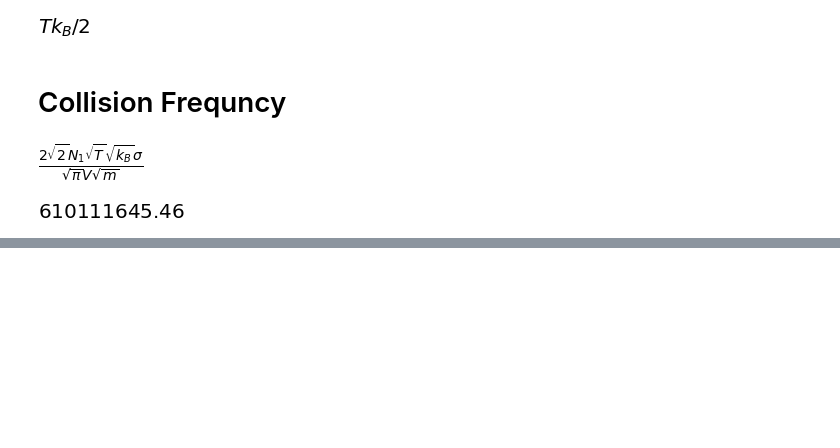
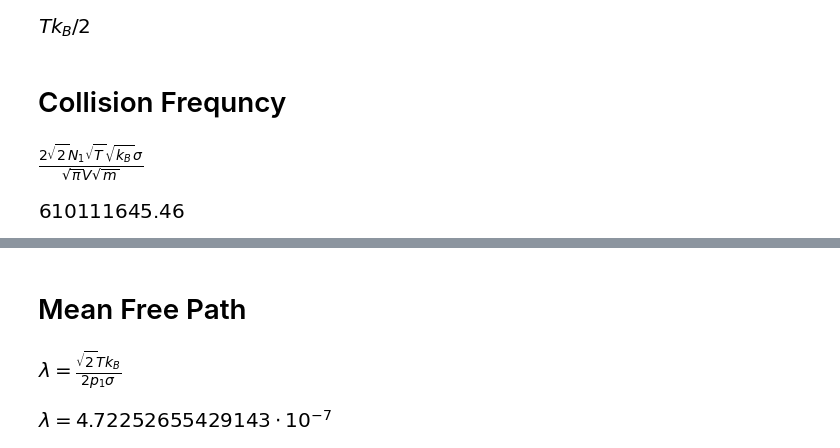
Before and after one commit to davis689/binder, a Jupyter notebook: CHEM452/Maxwell_Boltzmann.ipynb, the cells around one changed output, grey strips where cells are left out. Drawn from its saved outputs; the diff is of its cells as text; code cells hidden in the pictures; blank space fills up the shorter version.

```diff
--- a/CHEM452/Maxwell_Boltzmann.ipynb
+++ b/CHEM452/Maxwell_Boltzmann.ipynb
@@ -132,0 +173,12 @@ round(Z1.subs(N1,6e23).subs(V,.024).subs(T,298).subs(cs,pi*140e-12**2).subs(kb,1
+# %% [markdown]
+# Mean Free Path
+# %%
+mfp,p1=sp.symbols('lambda,p_1')
+expr2=sp.Eq(mfp,v_avg/Z1)
+expr2.subs(V/N1,kb*T/p1)
+# %% [output]
+[figure, added]
+# %%
+sp.Eq(mfp,expr2.rhs.subs(V/N1,kb*T/p1).subs(T,298).subs(p1,100000).subs(kb,1.38e-23).subs(cs,pi*140e-12**2).evalf())
+# %% [output]
+[figure, added]
```
Also changed, not shown: parts of 10 cells of this notebook.
